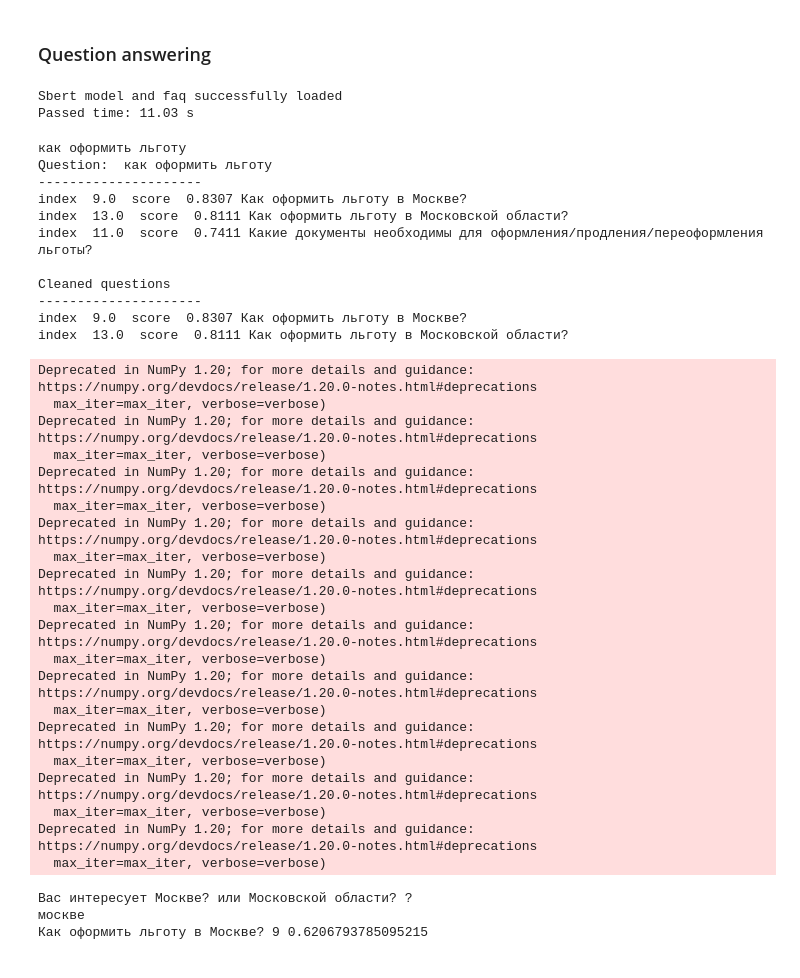
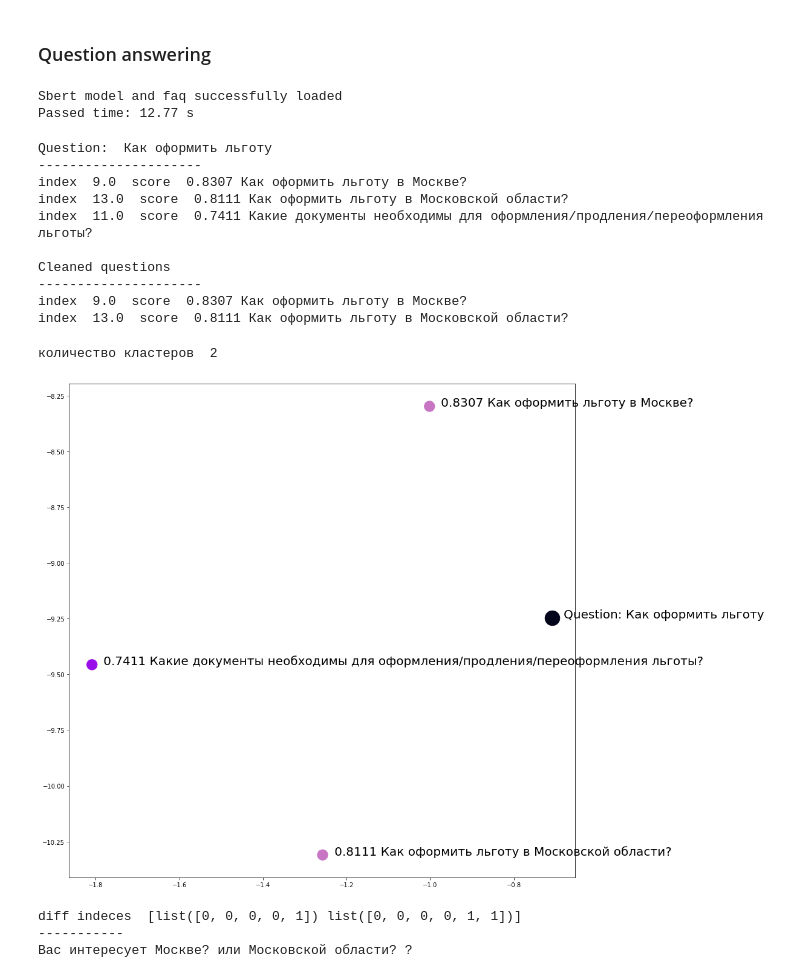
Before and after one commit to ArmageddonReloadedDK/text_multiclass_classification, a Jupyter notebook: faq_and_service.ipynb, the cells around one changed output. Cells and saved outputs as stored; diff of their text form; code cells hidden in the pictures.

```diff
--- a/faq_and_service.ipynb
+++ b/faq_and_service.ipynb
@@ -191,7 +191,7 @@ def find_faq(engine,question,eps,minimal_score,mode='sbert',verbose=False,plot=F
 
         clustering=cluster.KMeans(n_clusters)
         #clustering = cluster.OPTICS(min_samples=3, xi=.05, min_cluster_size=.05)
-
+     #   faq_embs=engine.ft_faq_embs
         db_clusters = clustering.fit_predict(faq_embs[questions_indeces][0])
 
 
@@ -243,9 +243,9 @@ def find_faq(engine,question,eps,minimal_score,mode='sbert',verbose=False,plot=F
             ax.scatter(umaped_vct[:-1, 0], umaped_vct[:-1, 1], s=300, c=db_clusters, cmap=myclr)
             ax.scatter(umaped_vct[-1, 0], umaped_vct[-1, 1], s=600, c=1, cmap='rocket')
             for i,xy in enumerate(umaped_vct[:-1]):
-                ax.text(xy[0], xy[1],'   '+str(faq_logits[i][1])+' ' +questions[i], fontsize=15,  color='black')
+                ax.text(xy[0], xy[1],'   '+str(faq_logits[i][1])+' ' +questions[i], fontsize=20,  color='black')
 
-            ax.text(umaped_vct[-1,0], umaped_vct[-1,1],'   Question: '+ question, fontsize=15,  color='black')
+            ax.text(umaped_vct[-1,0], umaped_vct[-1,1],'   Question: '+ question, fontsize=20,  color='black')
             plt.show()
 
         return true_questions_indeces
@@ -390,13 +390,13 @@ def create_system_question(engine,diffs):
 # %%
 sbert_name = "sberbank-ai/sbert_large_mt_nlu_ru"
 # https://rusvectores.org/ru/models/
-#fasttext_path = 'fasttext/model.model'
+fasttext_path = 'weights/model.model'
 
 faq = pd.read_csv('faq.csv')
 engine = SearchEngine(faq.values, sbert_name)
 # %% [output]
 Sbert model and faq successfully loaded
-Passed time: 11.03 s
+Passed time: 12.77 s
 # %%
 
 #noise = ' пук кряк пиво интерал'
@@ -405,69 +405,50 @@ Passed time: 11.03 s
 #question = 'Как оформить льготу '
 # question='льгота  от расхода'
 # question='Как будут осуществляться начисления если счетчик сломается'
-question=input()
+question='Как оформить льготу'
 
 eps = 0.15
 minimal_score = 0.7
 
 # ищем похожие вопросы в датасете
 # если больше 1 совпадения, кластеризуем и выбираем кластер с наибольшей точностью
-output = find_faq(engine, question, eps, minimal_score, verbose=True, plot=False)
+output = find_faq(engine, question, eps, minimal_score, verbose=True, plot=True)
 
 # если после кластеризации больше 1 совпадения
 if len(output[0])>1:
 
     # ищем отличающиеся в вопросах слова
     diffs = questions_diff(engine.vectorize_sentence_sbert, questions_indeces=output, min_score=0.8, max_score=0.8,
-                           verbose=0)
+                           verbose=1)
 
     # формируем уточняющий вопрос
     system_question=create_system_question(engine,diffs)
     print(system_question)
 
     flag=True
     # сравниеаем ответ пользователя и отличающиеся части вопросов
     while flag:
         answer=input()
         question,question_index,asnwer,score = diff_search(engine, diffs, answer)
         if score>0.6:
             flag=False
             print(question,question_index,score)
 # %% [output]
-как оформить льготу
-Question:  как оформить льготу
+Question:  Как оформить льготу
 ---------------------
 index  9.0  score  0.8307 Как оформить льготу в Москве?
 index  13.0  score  0.8111 Как оформить льготу в Московской области?
 index  11.0  score  0.7411 Какие документы необходимы для оформления/продления/переоформления льготы?
 
 Cleaned questions
 ---------------------
 index  9.0  score  0.8307 Как оформить льготу в Москве?
 index  13.0  score  0.8111 Как оформить льготу в Московской области?
-Deprecated in NumPy 1.20; for more details and guidance: https://numpy.org/devdocs/release/1.20.0-notes.html#deprecations
-  max_iter=max_iter, verbose=verbose)
-Deprecated in NumPy 1.20; for more details and guidance: https://numpy.org/devdocs/release/1.20.0-notes.html#deprecations
-  max_iter=max_iter, verbose=verbose)
-Deprecated in NumPy 1.20; for more details and guidance: https://numpy.org/devdocs/release/1.20.0-notes.html#deprecations
-  max_iter=max_iter, verbose=verbose)
-Deprecated in NumPy 1.20; for more details and guidance: https://numpy.org/devdocs/release/1.20.0-notes.html#deprecations
-  max_iter=max_iter, verbose=verbose)
-Deprecated in NumPy 1.20; for more details and guidance: https://numpy.org/devdocs/release/1.20.0-notes.html#deprecations
-  max_iter=max_iter, verbose=verbose)
-Deprecated in NumPy 1.20; for more details and guidance: https://numpy.org/devdocs/release/1.20.0-notes.html#deprecations
-  max_iter=max_iter, verbose=verbose)
-Deprecated in NumPy 1.20; for more details and guidance: https://numpy.org/devdocs/release/1.20.0-notes.html#deprecations
-  max_iter=max_iter, verbose=verbose)
-Deprecated in NumPy 1.20; for more details and guidance: https://numpy.org/devdocs/release/1.20.0-notes.html#deprecations
-  max_iter=max_iter, verbose=verbose)
-Deprecated in NumPy 1.20; for more details and guidance: https://numpy.org/devdocs/release/1.20.0-notes.html#deprecations
-  max_iter=max_iter, verbose=verbose)
-Deprecated in NumPy 1.20; for more details and guidance: https://numpy.org/devdocs/release/1.20.0-notes.html#deprecations
-  max_iter=max_iter, verbose=verbose)
+количество кластеров  2
+[figure, added]
+diff indeces  [list([0, 0, 0, 0, 1]) list([0, 0, 0, 0, 1, 1])]
+-----------
 Вас интересует Москве? или Московской области? ?
-москве
-Как оформить льготу в Москве? 9 0.6206793785095215
 # %%
 %%time
 noise=' пук кряк пиво интерал'
```
Also changed, not shown: parts of 1 cell of this notebook, 12 other files.
